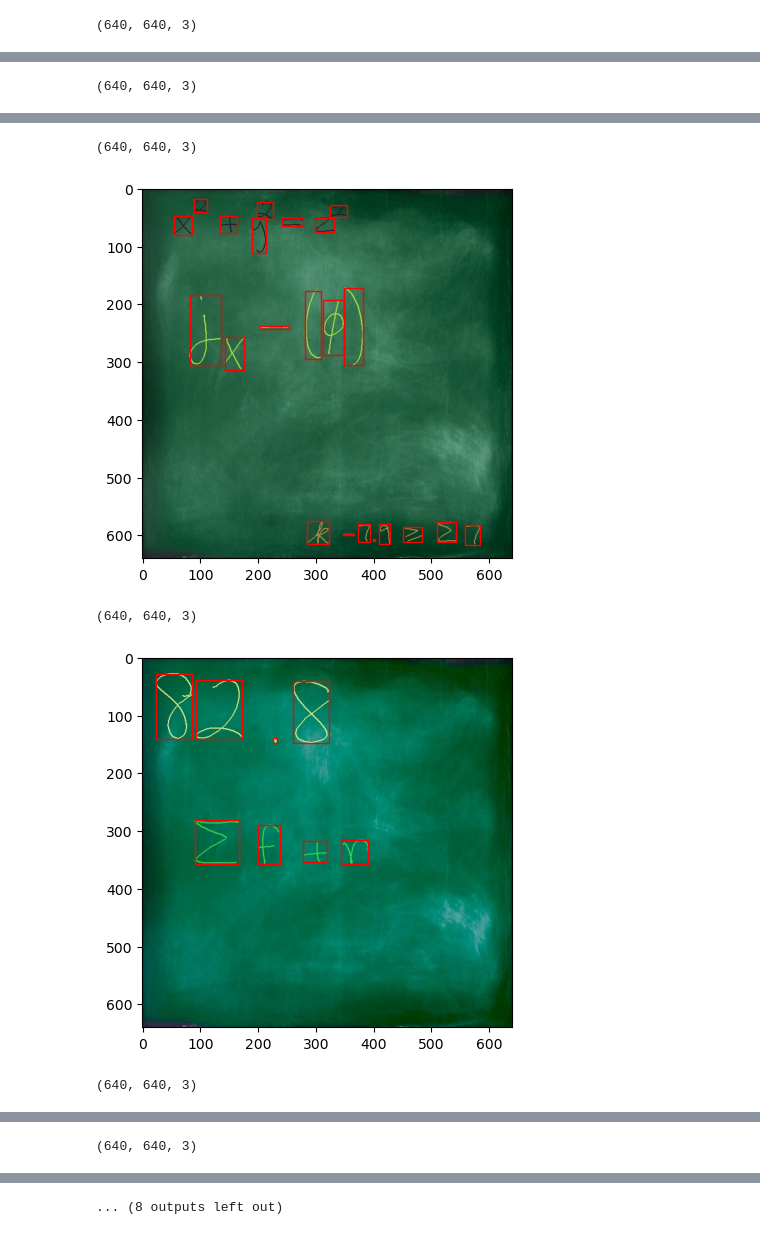
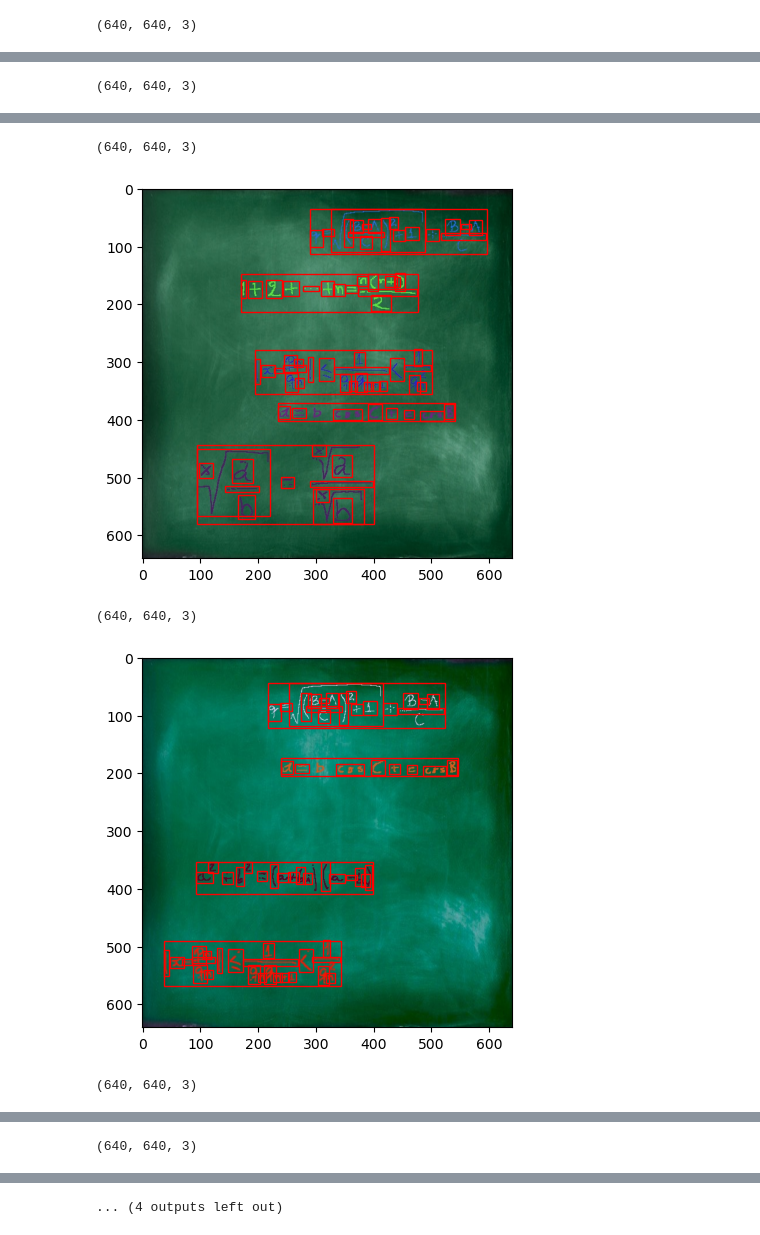
Before and after one commit to TNodeCode/cv-symbol-extraction, a Jupyter notebook: dataset-generation/Bounding_box_output.ipynb, the cells around one changed output, grey strips where cells are left out. Drawn from its saved outputs; the diff is of its cells as text; code cells hidden in the pictures.

```diff
--- a/dataset-generation/Bounding_box_output.ipynb
+++ b/dataset-generation/Bounding_box_output.ipynb
@@ -18,7 +15,7 @@ The autoreload extension is already loaded. To reload it, use:
 # %%
 dataset_num = 10
-path = 'archive' + os.sep + 'dataset' + str(dataset_num) + os.sep
-for i in range(dataset_num):
+path = 'archive' + os.sep + 'dataset' + str(dataset_num) + os.sep + 'train' + os.sep
+for i in range(dataset_num-2):
     image = cv2.imread(path + 'images' + os.sep + str(i) + ".jpg")
     image = cv2.cvtColor(image, cv2.COLOR_BGR2RGB)
     labels = open(path + 'labels' + os.sep + str(i) + ".txt", 'r')
@@ -54,5 +51,5 @@ labels.close()
 (640, 640, 3)
-[figure, old version]
+[figure, new version]
 (640, 640, 3)
-[figure, old version]
+[figure, new version]
 (640, 640, 3)
@@ -62,4 +59,4 @@ labels.close()
-... (8 outputs left out)
+... (4 outputs left out)
 # %%
 random.seed(0)
 
```
Also changed, not shown: parts of 2 cells of this notebook.
